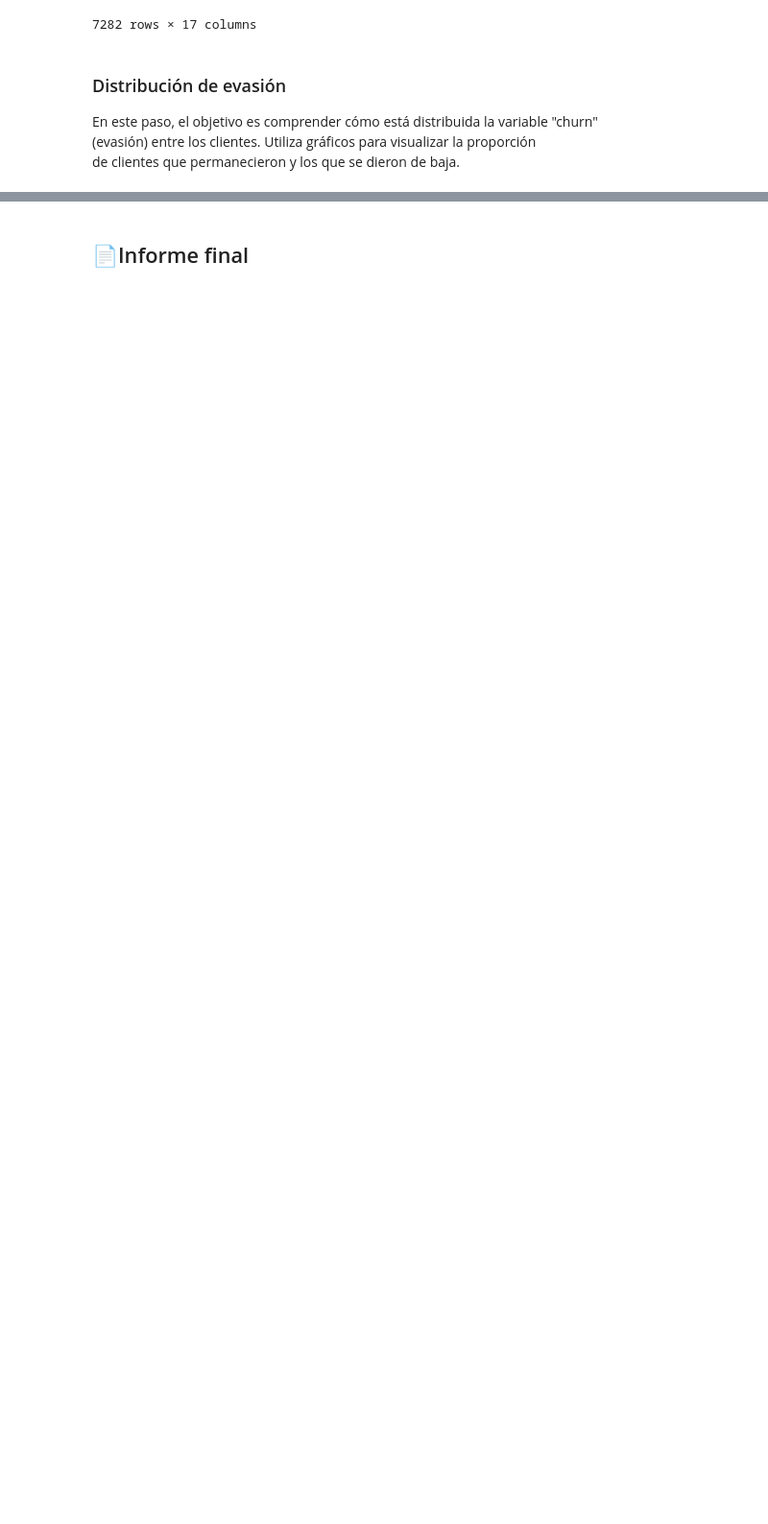
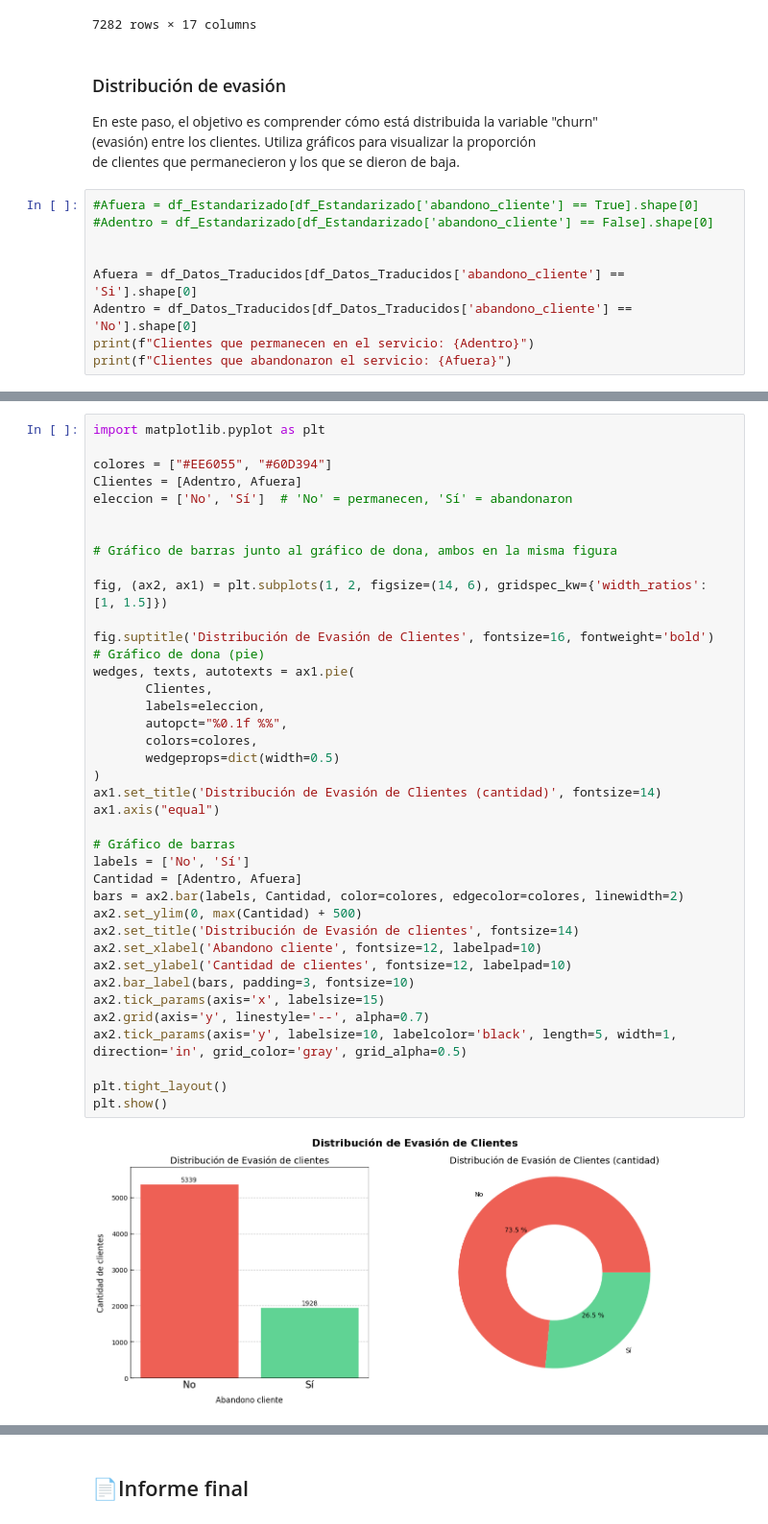
Before and after one commit to MigXDev/CS_Datos_I_DESAFIO_2, a Jupyter notebook: challenge2-data-science-LATAM-main/TelecomX_LATAM.ipynb, the cells around one changed output, grey strips where cells are left out. Shown at 96% size. Cells and saved outputs as stored; diff of their text form; blank space fills up the shorter version.

Commit message:
Creacion de graficos de abandono de clientes

```diff
--- a/challenge2-data-science-LATAM-main/TelecomX_LATAM.ipynb
+++ b/challenge2-data-science-LATAM-main/TelecomX_LATAM.ipynb
@@ -1417,3 +1417,12 @@ df_Datos_Traducidos.select_dtypes('object').apply(pd.Series.value_counts, dropna
 En este paso, el objetivo es comprender cómo está distribuida la variable "churn" <br>
 (evasión) entre los clientes. Utiliza gráficos para visualizar la proporción <br>
 de clientes que permanecieron y los que se dieron de baja.
+# %%
+#Afuera = df_Estandarizado[df_Estandarizado['abandono_cliente'] == True].shape[0]
+#Adentro = df_Estandarizado[df_Estandarizado['abandono_cliente'] == False].shape[0]
+
+
+Afuera = df_Datos_Traducidos[df_Datos_Traducidos['abandono_cliente'] == 'Si'].shape[0]
+Adentro = df_Datos_Traducidos[df_Datos_Traducidos['abandono_cliente'] == 'No'].shape[0]
+print(f"Clientes que permanecen en el servicio: {Adentro}")
+print(f"Clientes que abandonaron el servicio: {Afuera}")
@@ -1419,0 +1432,41 @@ de clientes que permanecieron y los que se dieron de baja.
+# %%
+import matplotlib.pyplot as plt
+
+colores = ["#EE6055", "#60D394"]
+Clientes = [Adentro, Afuera]
+eleccion = ['No', 'Sí']  # 'No' = permanecen, 'Sí' = abandonaron
+
+
+# Gráfico de barras junto al gráfico de dona, ambos en la misma figura
+
+fig, (ax2, ax1) = plt.subplots(1, 2, figsize=(14, 6), gridspec_kw={'width_ratios': [1, 1.5]})
+
+fig.suptitle('Distribución de Evasión de Clientes', fontsize=16, fontweight='bold')
+# Gráfico de dona (pie)
+wedges, texts, autotexts = ax1.pie(
+       Clientes,
+       labels=eleccion,
+       autopct="%0.1f %%",
+       colors=colores,
+       wedgeprops=dict(width=0.5)
+)
+ax1.set_title('Distribución de Evasión de Clientes (cantidad)', fontsize=14)
+ax1.axis("equal")
+
+# Gráfico de barras
+labels = ['No', 'Sí']
+Cantidad = [Adentro, Afuera]
+bars = ax2.bar(labels, Cantidad, color=colores, edgecolor=colores, linewidth=2)
+ax2.set_ylim(0, max(Cantidad) + 500)
+ax2.set_title('Distribución de Evasión de clientes', fontsize=14)
+ax2.set_xlabel('Abandono cliente', fontsize=12, labelpad=10)
+ax2.set_ylabel('Cantidad de clientes', fontsize=12, labelpad=10)
+ax2.bar_label(bars, padding=3, fontsize=10)
+ax2.tick_params(axis='x', labelsize=15)
+ax2.grid(axis='y', linestyle='--', alpha=0.7)
+ax2.tick_params(axis='y', labelsize=10, labelcolor='black', length=5, width=1, direction='in', grid_color='gray', grid_alpha=0.5)
+
+plt.tight_layout()
+plt.show()
+# %% [output]
+[figure, added]
```
Also changed, not shown: parts of 2 cells of this notebook.
